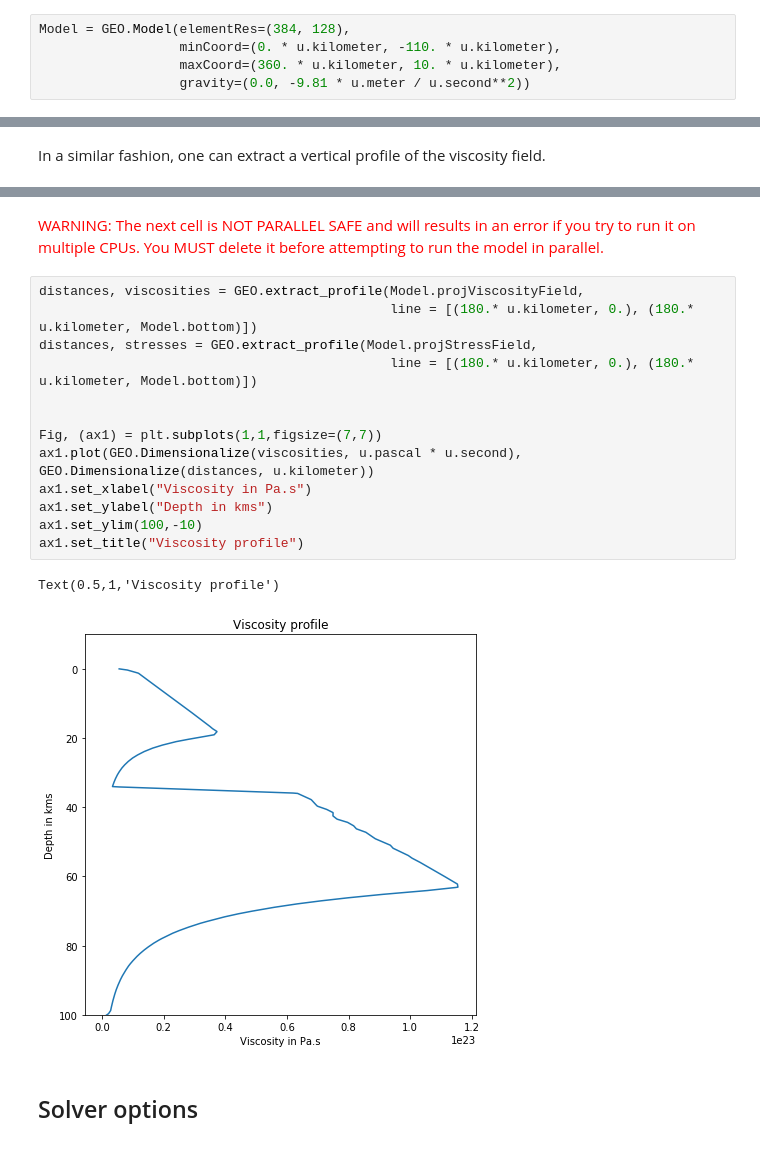
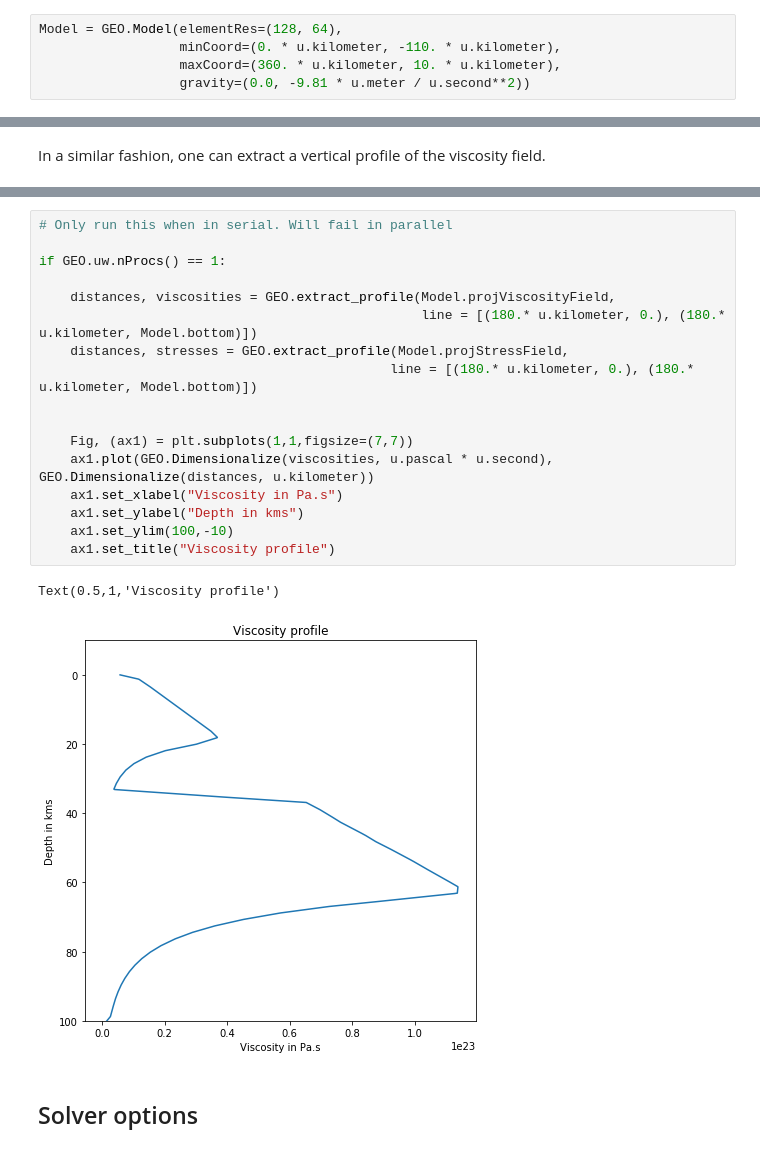
Before and after one commit to underworldcode/UWGeodynamics, a Jupyter notebook: tutorials/Tutorial_1_ThermoMechanical_Model.ipynb, the cells around one changed output, grey strips where cells are left out. Drawn from its saved outputs; the diff is of its cells as text.

```diff
--- a/tutorials/Tutorial_1_ThermoMechanical_Model.ipynb
+++ b/tutorials/Tutorial_1_ThermoMechanical_Model.ipynb
@@ -67,7 +67,7 @@ A series of arguments are required to define a *Model*:
     - The maximum coordinates for each axis maxCoord=(maxX, maxY)
     - A vector that defines the magnitude and direction of the gravity components gravity=(gx, gy)
 # %%
-Model = GEO.Model(elementRes=(384, 128),
+Model = GEO.Model(elementRes=(128, 64),
                   minCoord=(0. * u.kilometer, -110. * u.kilometer),
                   maxCoord=(360. * u.kilometer, 10. * u.kilometer),
                   gravity=(0.0, -9.81 * u.meter / u.second**2))
@@ -294,24 +297,26 @@ Fig.Points(Model.swarm,
 Fig.show()
 # %% [output]
 [interactive output not drawn]
-# %% [markdown]
-<font color='red'>WARNING: The next cell is NOT PARALLEL SAFE and will results in an error if you try to run it on multiple CPUs. You MUST delete it before attempting to run the model in parallel. </font>
 # %%
-distances, viscosities = GEO.extract_profile(Model.projViscosityField,
-                                             line = [(180.* u.kilometer, 0.), (180.* u.kilometer, Model.bottom)])
-distances, stresses = GEO.extract_profile(Model.projStressField,
+# Only run this when in serial. Will fail in parallel
+
+if GEO.uw.nProcs() == 1:
+
+    distances, viscosities = GEO.extract_profile(Model.projViscosityField,
+                                                 line = [(180.* u.kilometer, 0.), (180.* u.kilometer, Model.bottom)])
+    distances, stresses = GEO.extract_profile(Model.projStressField,
                                              line = [(180.* u.kilometer, 0.), (180.* u.kilometer, Model.bottom)])
 
 
-Fig, (ax1) = plt.subplots(1,1,figsize=(7,7))
-ax1.plot(GEO.Dimensionalize(viscosities, u.pascal * u.second), GEO.Dimensionalize(distances, u.kilometer))
-ax1.set_xlabel("Viscosity in Pa.s")
-ax1.set_ylabel("Depth in kms")
-ax1.set_ylim(100,-10)
-ax1.set_title("Viscosity profile")
+    Fig, (ax1) = plt.subplots(1,1,figsize=(7,7))
+    ax1.plot(GEO.Dimensionalize(viscosities, u.pascal * u.second), GEO.Dimensionalize(distances, u.kilometer))
+    ax1.set_xlabel("Viscosity in Pa.s")
+    ax1.set_ylabel("Depth in kms")
+    ax1.set_ylim(100,-10)
+    ax1.set_title("Viscosity profile")
 # %% [output]
 Text(0.5,1,'Viscosity profile')
-[figure, old version]
+[figure, new version]
 # %% [markdown]
 ## Solver options
 # %%
```
Also changed, not shown: parts of 8 cells of this notebook, 1 other file.
